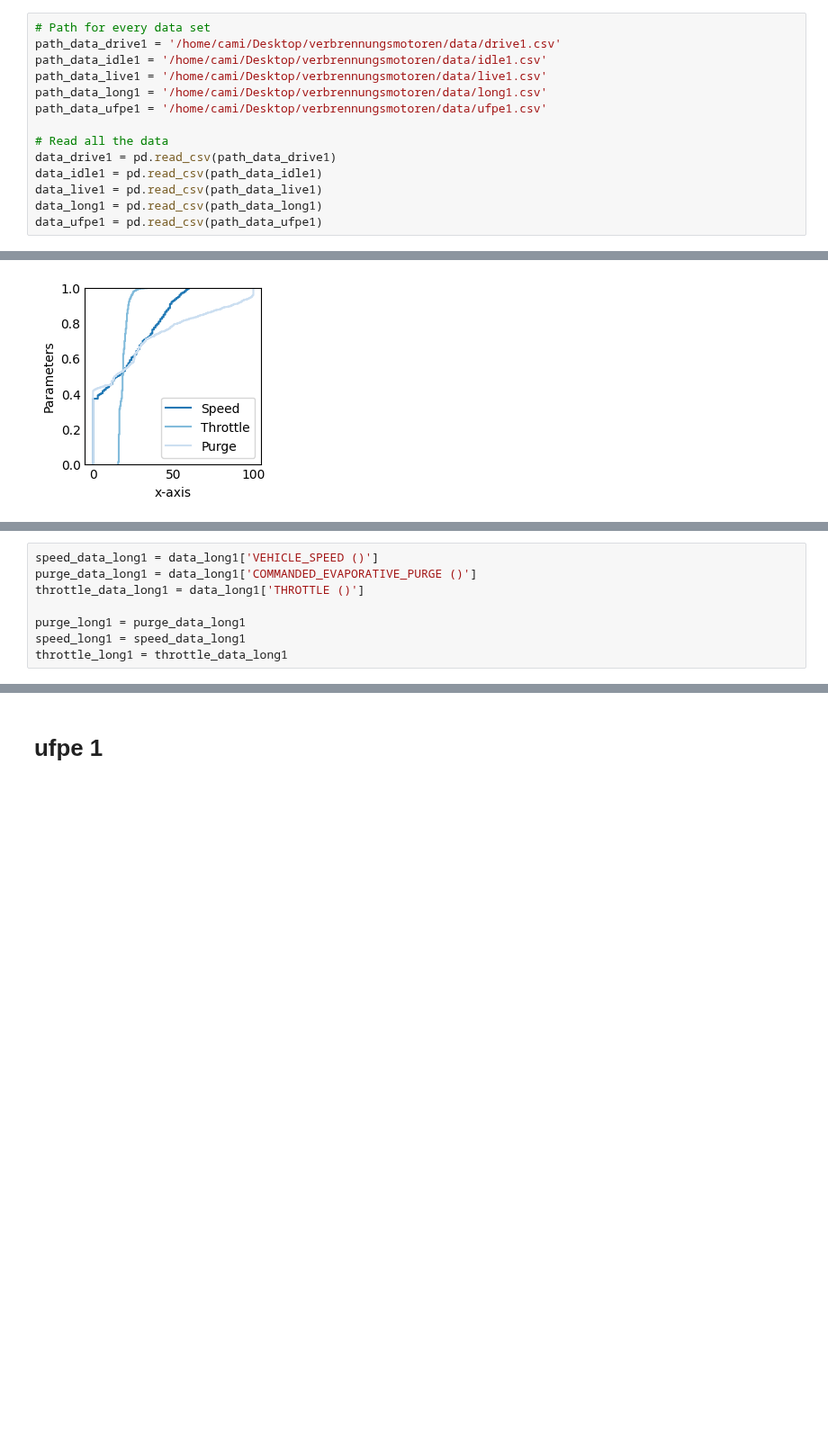
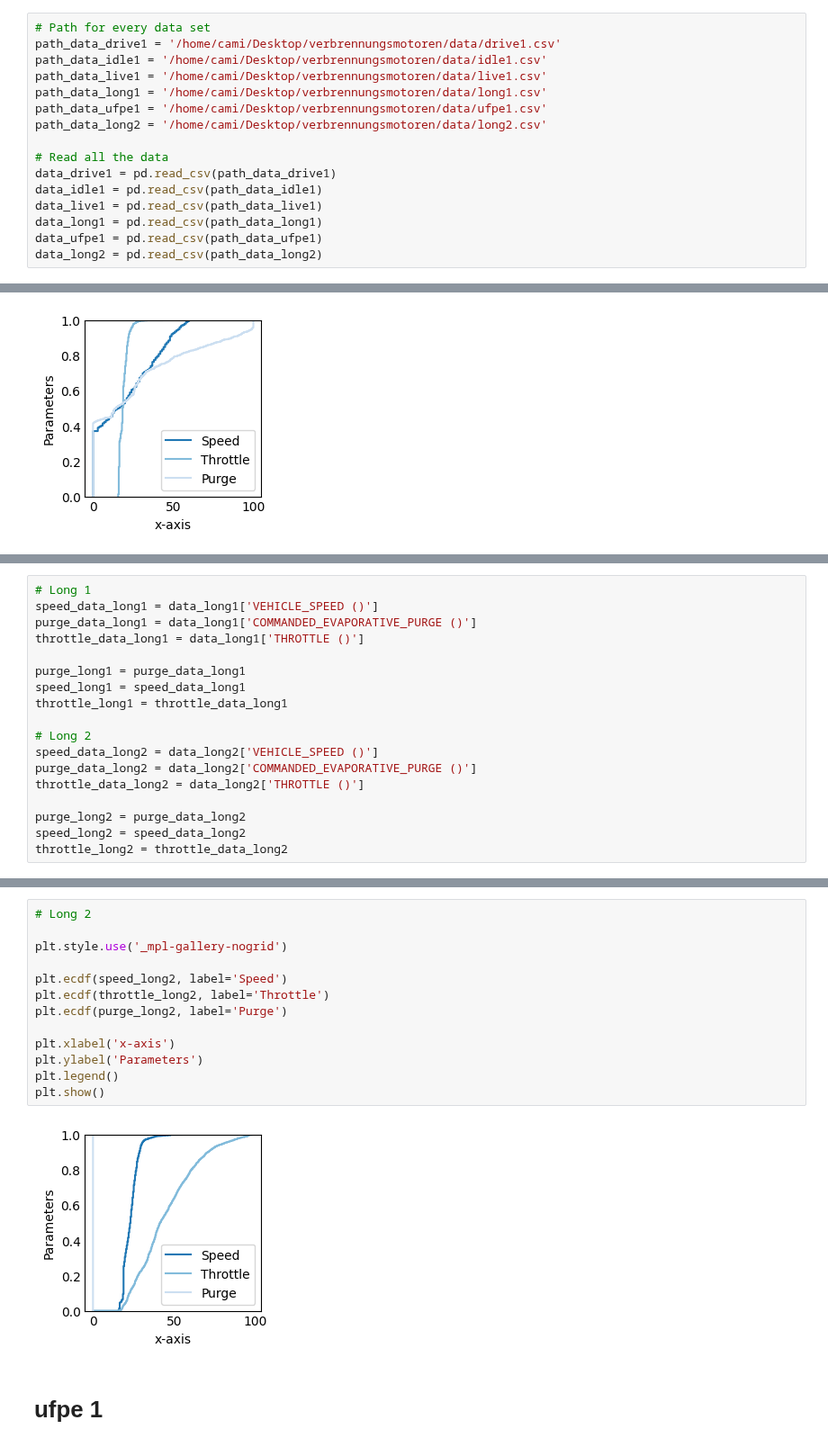
Before and after one commit to camila-duarte/verbrennungsmotoren, a Jupyter notebook: analyse/per_mode.ipynb, the cells around one changed output, grey strips where cells are left out. Shown at 90% size. Cells and saved outputs as stored; diff of their text form; blank space fills up the shorter version.

```diff
--- a/analyse/per_mode.ipynb
+++ b/analyse/per_mode.ipynb
@@ -22,6 +22,7 @@ path_data_idle1 = '/home/cami/Desktop/verbrennungsmotoren/data/idle1.csv'
 path_data_live1 = '/home/cami/Desktop/verbrennungsmotoren/data/live1.csv'
 path_data_long1 = '/home/cami/Desktop/verbrennungsmotoren/data/long1.csv'
 path_data_ufpe1 = '/home/cami/Desktop/verbrennungsmotoren/data/ufpe1.csv'
+path_data_long2 = '/home/cami/Desktop/verbrennungsmotoren/data/long2.csv'
 
 # Read all the data
 data_drive1 = pd.read_csv(path_data_drive1)
@@ -29,6 +30,7 @@ data_idle1 = pd.read_csv(path_data_idle1)
 data_live1 = pd.read_csv(path_data_live1)
 data_long1 = pd.read_csv(path_data_long1)
 data_ufpe1 = pd.read_csv(path_data_ufpe1)
+data_long2 = pd.read_csv(path_data_long2)
 # %% [markdown]
 # Drive1
 # %%
@@ -105,4 +107,5 @@ plt.show()
 # %%
+# Long 1
 speed_data_long1 = data_long1['VEHICLE_SPEED ()']
 purge_data_long1 = data_long1['COMMANDED_EVAPORATIVE_PURGE ()']
 throttle_data_long1 = data_long1['THROTTLE ()']
@@ -110,4 +113,13 @@ throttle_data_long1 = data_long1['THROTTLE ()']
 purge_long1 = purge_data_long1
 speed_long1 = speed_data_long1
 throttle_long1 = throttle_data_long1
+
+# Long 2
+speed_data_long2 = data_long2['VEHICLE_SPEED ()']
+purge_data_long2 = data_long2['COMMANDED_EVAPORATIVE_PURGE ()']
+throttle_data_long2 = data_long2['THROTTLE ()']
+
+purge_long2 = purge_data_long2
+speed_long2 = speed_data_long2
+throttle_long2 = throttle_data_long2
 # %%
@@ -123,6 +136,21 @@ plt.legend()
 plt.show()
 # %% [output]
 [figure]
+# %%
+# Long 2
+
+plt.style.use('_mpl-gallery-nogrid')
+
+plt.ecdf(speed_long2, label='Speed')
+plt.ecdf(throttle_long2, label='Throttle')
+plt.ecdf(purge_long2, label='Purge')
+
+plt.xlabel('x-axis')
+plt.ylabel('Parameters')
+plt.legend()
+plt.show()
+# %% [output]
+[figure, added]
 # %% [markdown]
 # ufpe 1
 # %%
```
Also changed, not shown: parts of 3 cells of this notebook, 1 other file.
